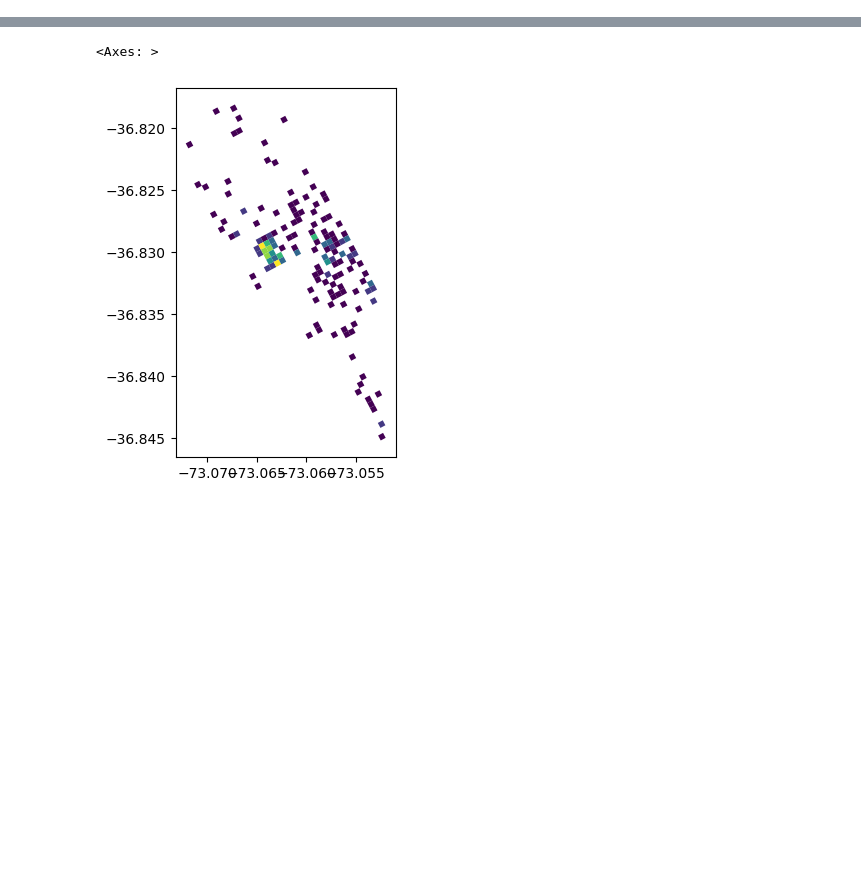
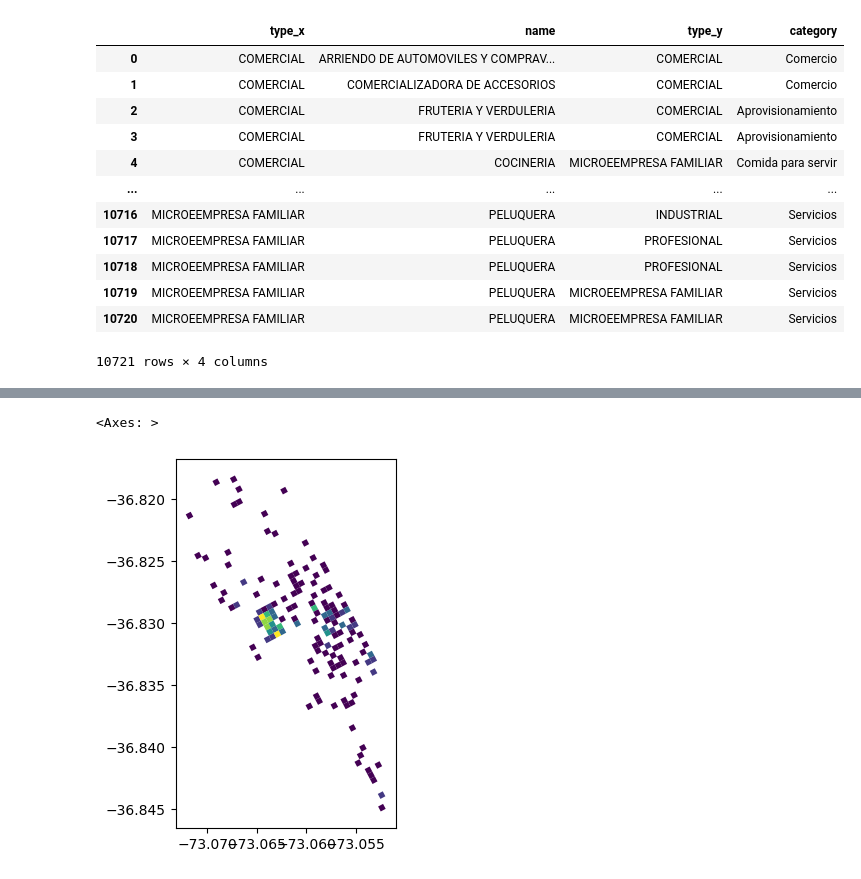
Before and after one commit to CityScope/CityLab_Biobio, a Jupyter notebook: notebooks/amenities/diversity_and_density.ipynb, the cells around one changed output, grey strips where cells are left out. Saved outputs shown, nothing was run; the diff lists cells and outputs as text; code cells hidden in the pictures; blank space fills up the shorter version.

```diff
--- a/notebooks/amenities/diversity_and_density.ipynb
+++ b/notebooks/amenities/diversity_and_density.ipynb
@@ -21,0 +34,16 @@ grid = grid.to_crs(pois.crs)
+# %%
+pat_with_categories
+# %% [output]
+|  | type_x | name | type_y | category |
+| 0 | COMERCIAL | ARRIENDO DE AUTOMOVILES Y COMPRAV... | COMERCIAL | Comercio |
+| 1 | COMERCIAL | COMERCIALIZADORA DE ACCESORIOS | COMERCIAL | Comercio |
+| 2 | COMERCIAL | FRUTERIA Y VERDULERIA | COMERCIAL | Aprovisionamiento |
+| 3 | COMERCIAL | FRUTERIA Y VERDULERIA | COMERCIAL | Aprovisionamiento |
+| 4 | COMERCIAL | COCINERIA | MICROEEMPRESA FAMILIAR | Comida para servir |
+| ... | ... | ... | ... | ... |
+| 10716 | MICROEEMPRESA FAMILIAR | PELUQUERA | INDUSTRIAL | Servicios |
+| 10717 | MICROEEMPRESA FAMILIAR | PELUQUERA | PROFESIONAL | Servicios |
+| 10718 | MICROEEMPRESA FAMILIAR | PELUQUERA | PROFESIONAL | Servicios |
+| 10719 | MICROEEMPRESA FAMILIAR | PELUQUERA | MICROEEMPRESA FAMILIAR | Servicios |
+| 10720 | MICROEEMPRESA FAMILIAR | PELUQUERA | MICROEEMPRESA FAMILIAR | Servicios |
+10721 rows × 4 columns
```
Also changed, not shown: parts of 5 cells of this notebook.
